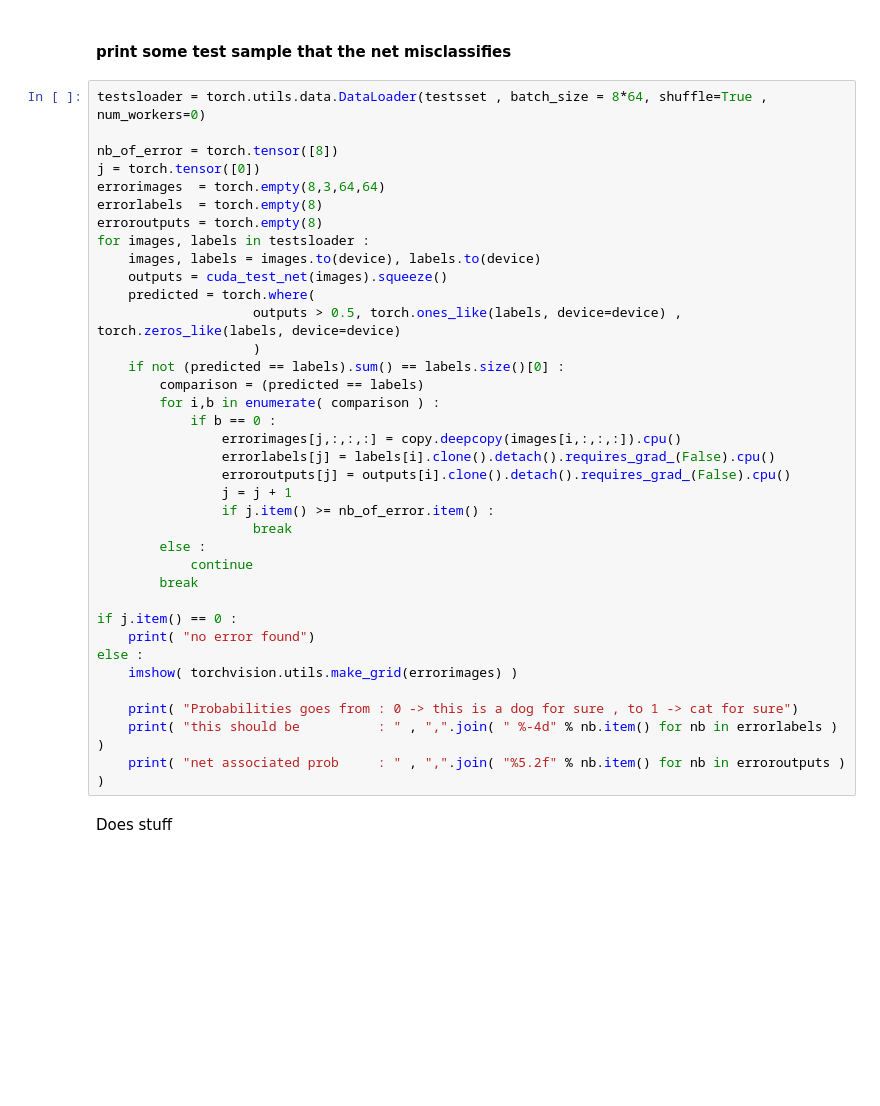
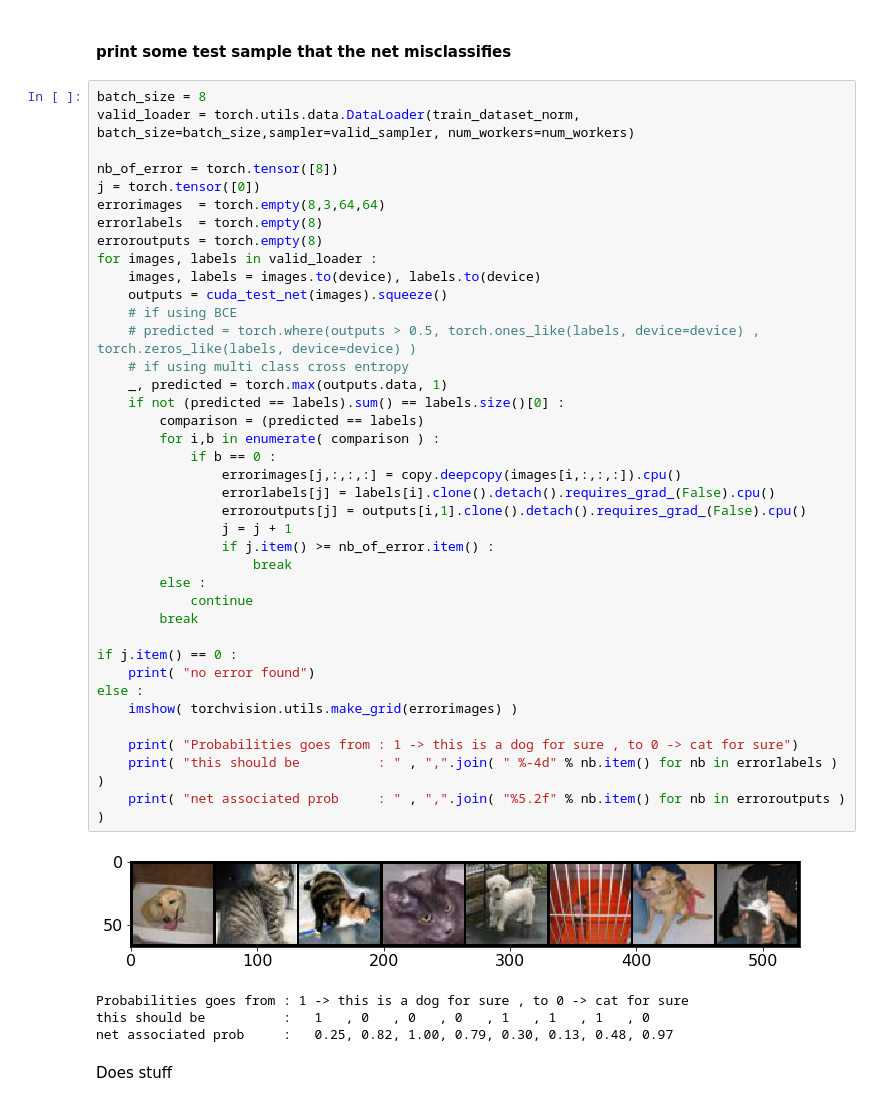
Before and after one commit to HugoCote/Assignment-1-Part-3, a Jupyter notebook: dev1num3.ipynb, the cells around one changed output. Saved outputs shown, nothing was run; the diff lists cells and outputs as text; blank space fills up the shorter version.

```diff
--- a/dev1num3.ipynb
+++ b/dev1num3.ipynb
@@ -848,41 +933,48 @@ plt.show()
 # %% [markdown]
 #### print some test sample that the net misclassifies
 # %%
-testsloader = torch.utils.data.DataLoader(testsset , batch_size = 8*64, shuffle=True , num_workers=0)
+batch_size = 8
+valid_loader = torch.utils.data.DataLoader(train_dataset_norm, batch_size=batch_size,sampler=valid_sampler, num_workers=num_workers)
 
 nb_of_error = torch.tensor([8])
 j = torch.tensor([0])
 errorimages  = torch.empty(8,3,64,64)
 errorlabels  = torch.empty(8)
 erroroutputs = torch.empty(8)
-for images, labels in testsloader :
+for images, labels in valid_loader :
     images, labels = images.to(device), labels.to(device)
     outputs = cuda_test_net(images).squeeze()
-    predicted = torch.where(
-                    outputs > 0.5, torch.ones_like(labels, device=device) , torch.zeros_like(labels, device=device)
-                    )
+    # if using BCE
+    # predicted = torch.where(outputs > 0.5, torch.ones_like(labels, device=device) , torch.zeros_like(labels, device=device) )
+    # if using multi class cross entropy
+    _, predicted = torch.max(outputs.data, 1)
     if not (predicted == labels).sum() == labels.size()[0] :
         comparison = (predicted == labels)
         for i,b in enumerate( comparison ) :
             if b == 0 :
                 errorimages[j,:,:,:] = copy.deepcopy(images[i,:,:,:]).cpu()
                 errorlabels[j] = labels[i].clone().detach().requires_grad_(False).cpu()
-                erroroutputs[j] = outputs[i].clone().detach().requires_grad_(False).cpu()
+                erroroutputs[j] = outputs[i,1].clone().detach().requires_grad_(False).cpu()
                 j = j + 1
                 if j.item() >= nb_of_error.item() :
                     break
         else :
             continue
         break
 
 if j.item() == 0 :
     print( "no error found")
 else :
     imshow( torchvision.utils.make_grid(errorimages) )
 
-    print( "Probabilities goes from : 0 -> this is a dog for sure , to 1 -> cat for sure")
+    print( "Probabilities goes from : 1 -> this is a dog for sure , to 0 -> cat for sure")
     print( "this should be          : " , ",".join( " %-4d" % nb.item() for nb in errorlabels ) )
     print( "net associated prob     : " , ",".join( "%5.2f" % nb.item() for nb in erroroutputs ) )
+# %% [output]
+[figure, added]
+Probabilities goes from : 1 -> this is a dog for sure , to 0 -> cat for sure
+this should be          :   1   , 0   , 0   , 0   , 1   , 1   , 1   , 0
+net associated prob     :   0.25, 0.82, 1.00, 0.79, 0.30, 0.13, 0.48, 0.97
 # %% [markdown]
 Does stuff
 # %%
```
Also changed, not shown: parts of 31 cells of this notebook, 27 other files.
